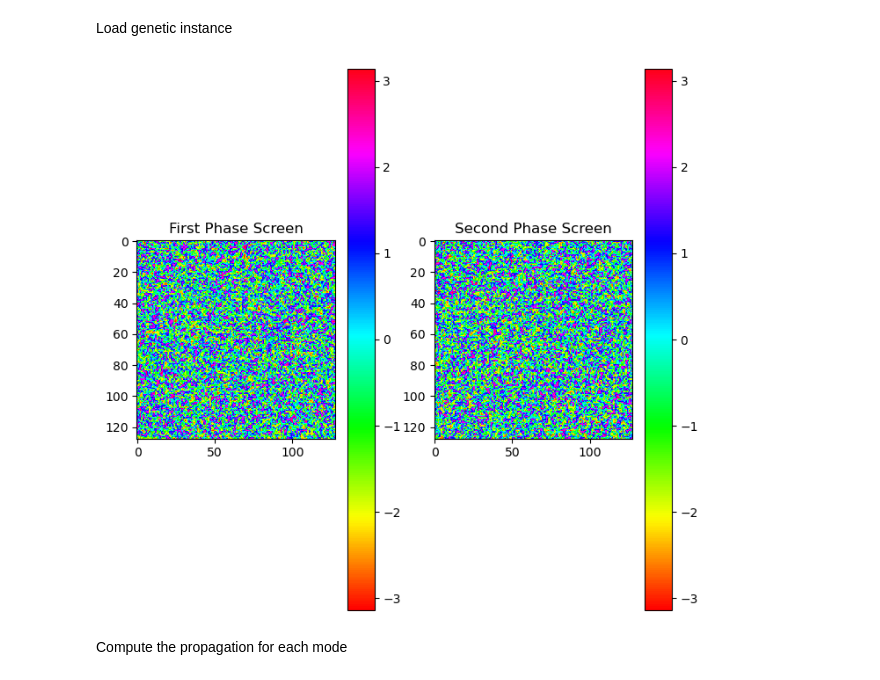
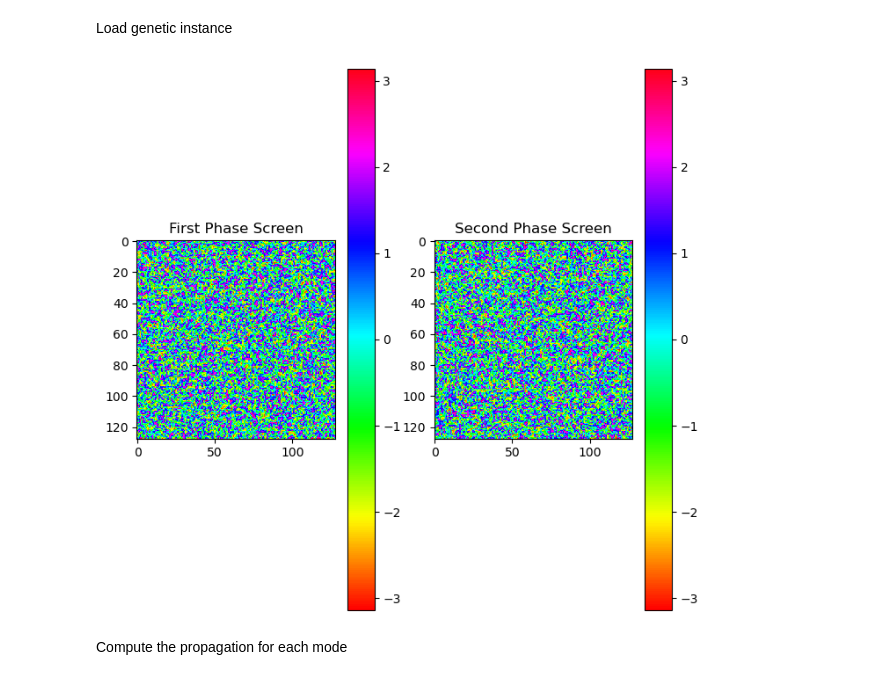
Before and after one commit to TareqJ1000/KnotSorter, a Jupyter notebook: PhaseAnalyzer.ipynb, the cells around one changed output. Saved outputs shown, nothing was run; the diff lists cells and outputs as text; code cells hidden in the pictures.

```diff
--- a/PhaseAnalyzer.ipynb
+++ b/PhaseAnalyzer.ipynb
@@ -100,29 +100,29 @@ Load genetic instance
 # %%
 import pickle
 
-instance_name = 'first_trial'
+instance_name = 'oam_knots'
 
 with open(f"best_phases/{instance_name}.pkl", 'rb') as file:
      phase_out = pickle.load(file)
 
 # Compute phase screens and plot them
 phaseScreenUno = np.exp(1j*phase_out[0,:,:])
 phaseScreenDos = np.exp(1j*phase_out[1,:,:])
 
 fig, ax = plt.subplots(1,2, figsize=(8,8))
 
 first = ax[0].imshow(np.angle(phaseScreenUno), cmap='hsv')
 ax[0].set_title("First Phase Screen")
 c1 = fig.colorbar(first, ax=ax[0])
 
 
 second = ax[1].imshow(np.angle(phaseScreenDos), cmap='hsv')
 ax[1].set_title("Second Phase Screen")
 c2 = fig.colorbar(second, ax=ax[1])
 
 plt.show()
 # %% [output]
-[figure, old version]
+[figure, new version]
 # %% [markdown]
 Compute the propagation for each mode
 # %%
```
Also changed, not shown: parts of 2 cells of this notebook, 22 other files.
